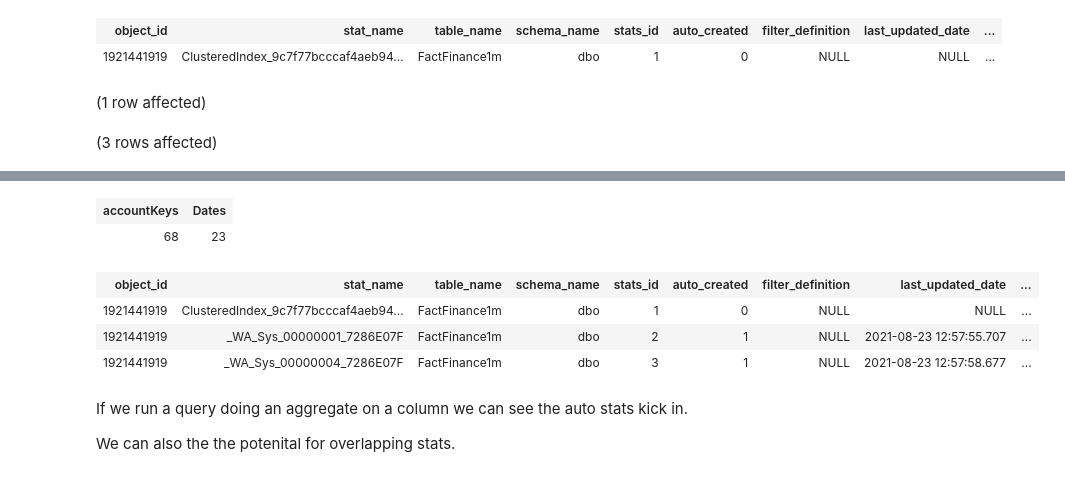
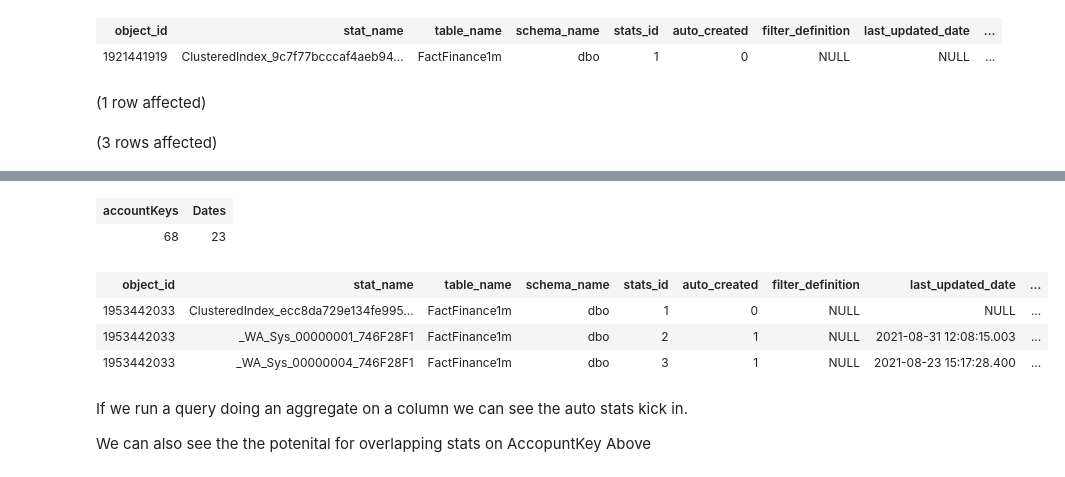
Before and after one commit to ProdataSQL/SynapseTools, a Jupyter notebook: SqlPools/Demos/02. StatsOptimize.ipynb, the cells around one changed output, grey strips where cells are left out. Cells and saved outputs as stored; diff of their text form; code cells hidden in the pictures.

```diff
--- a/SqlPools/Demos/02. StatsOptimize.ipynb
+++ b/SqlPools/Demos/02. StatsOptimize.ipynb
@@ -64,7 +64,7 @@ Total execution time: 00:00:14.939
 # %%
 SELECT Count(distinct AccountKey) as accountKeys, Count(distinct DateKey) as Dates from [dbo].[FactFinance1m]
 
-
+/* Prodata View to View Stats Information */
 SELECT * FROM dbo.vStats WHERE table_name='FactFinance1m'
 # %% [output]
 (1 row affected)
@@ -73,10 +73,10 @@ Total execution time: 00:00:03.794
 | accountKeys | Dates |
 | 68 | 23 |
 | object_id | stat_name | table_name | schema_name | stats_id | auto_created | filter_definition | last_updated_date | ... |
-| 1921441919 | ClusteredIndex_9c7f77bcccaf4aeb94... | FactFinance1m | dbo | 1 | 0 | NULL | NULL | ... |
-| 1921441919 | _WA_Sys_00000001_7286E07F | FactFinance1m | dbo | 2 | 1 | NULL | 2021-08-23 12:57:55.707 | ... |
-| 1921441919 | _WA_Sys_00000004_7286E07F | FactFinance1m | dbo | 3 | 1 | NULL | 2021-08-23 12:57:58.677 | ... |
+| 1953442033 | ClusteredIndex_ecc8da729e134fe995... | FactFinance1m | dbo | 1 | 0 | NULL | NULL | ... |
+| 1953442033 | _WA_Sys_00000001_746F28F1 | FactFinance1m | dbo | 2 | 1 | NULL | 2021-08-31 12:08:15.003 | ... |
+| 1953442033 | _WA_Sys_00000004_746F28F1 | FactFinance1m | dbo | 3 | 1 | NULL | 2021-08-23 15:17:28.400 | ... |
 # %% [markdown]
 If we run a query doing an aggregate on a column we can see the auto stats kick in.
 
-We can also the the potenital for overlapping stats.
+We can also see the the potenital for overlapping stats on AccopuntKey Above
```
Also changed, not shown: parts of 2 cells of this notebook, 5 other files.
